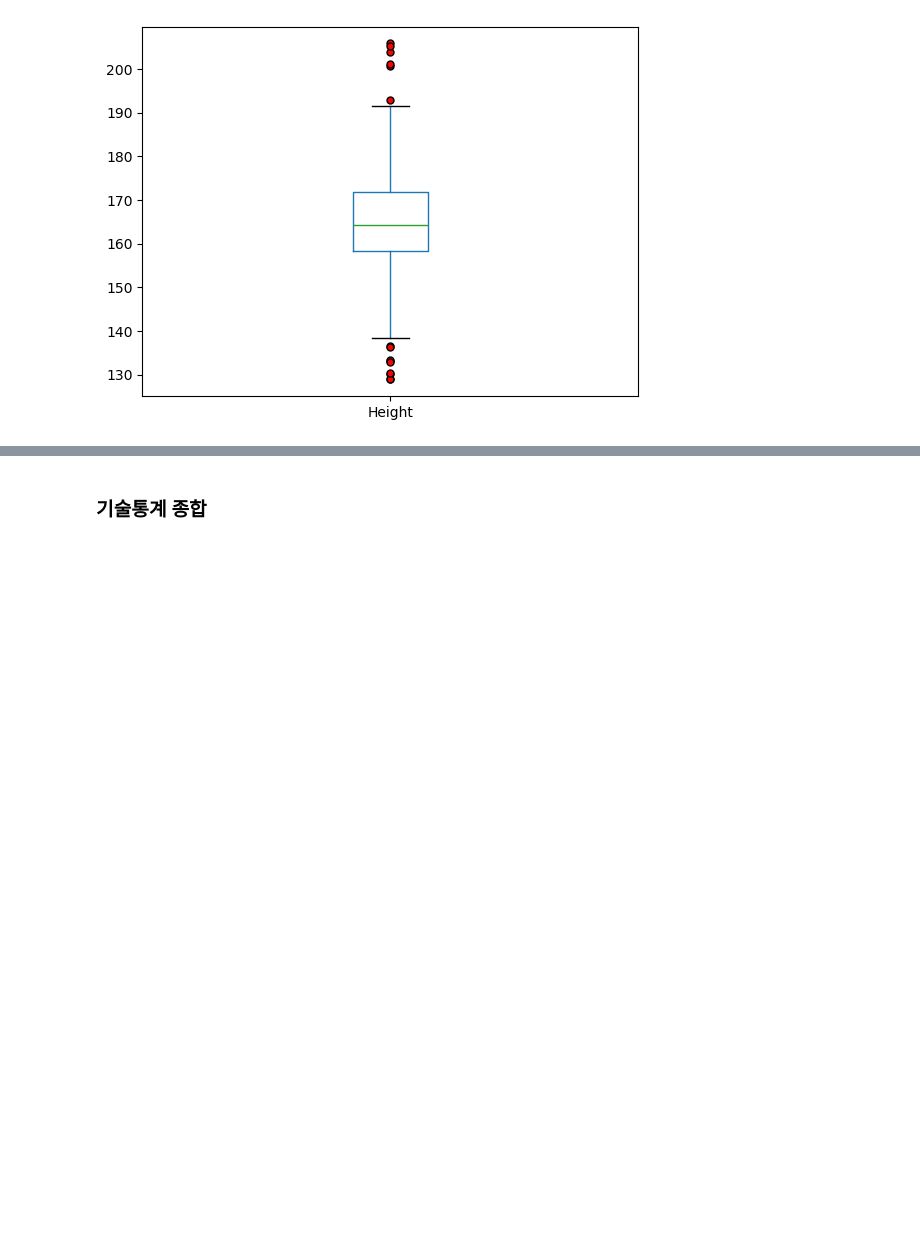
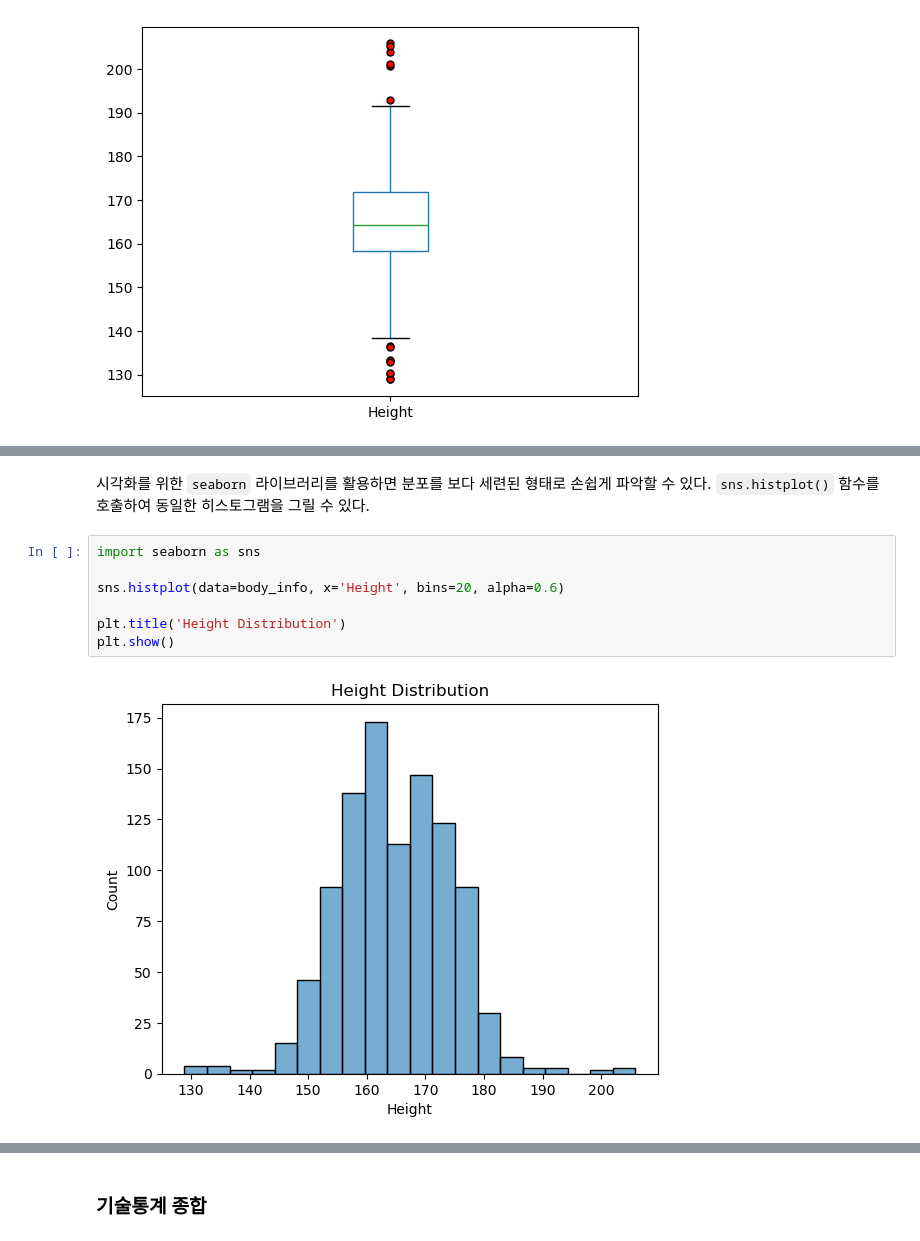
Before and after one commit to codingalzi/code-workout-datasci, a Jupyter notebook: descriptive_stats.ipynb, the cells around one changed output, grey strips where cells are left out. Saved outputs shown, nothing was run; the diff lists cells and outputs as text; blank space fills up the shorter version.

```diff
--- a/descriptive_stats.ipynb
+++ b/descriptive_stats.ipynb
@@ -335,0 +363,11 @@ plt.show()
+# %% [markdown]
+시각화를 위한 `seaborn` 라이브러리를 활용하면 분포를 보다 세련된 형태로 손쉽게 파악할 수 있다. `sns.histplot()` 함수를 호출하여 동일한 히스토그램을 그릴 수 있다.
+# %%
+import seaborn as sns
+
+sns.histplot(data=body_info, x='Height', bins=20, alpha=0.6)
+
+plt.title('Height Distribution')
+plt.show()
+# %% [output]
+[figure, added]
```
Also changed, not shown: parts of 119 cells of this notebook, 2 other files.
